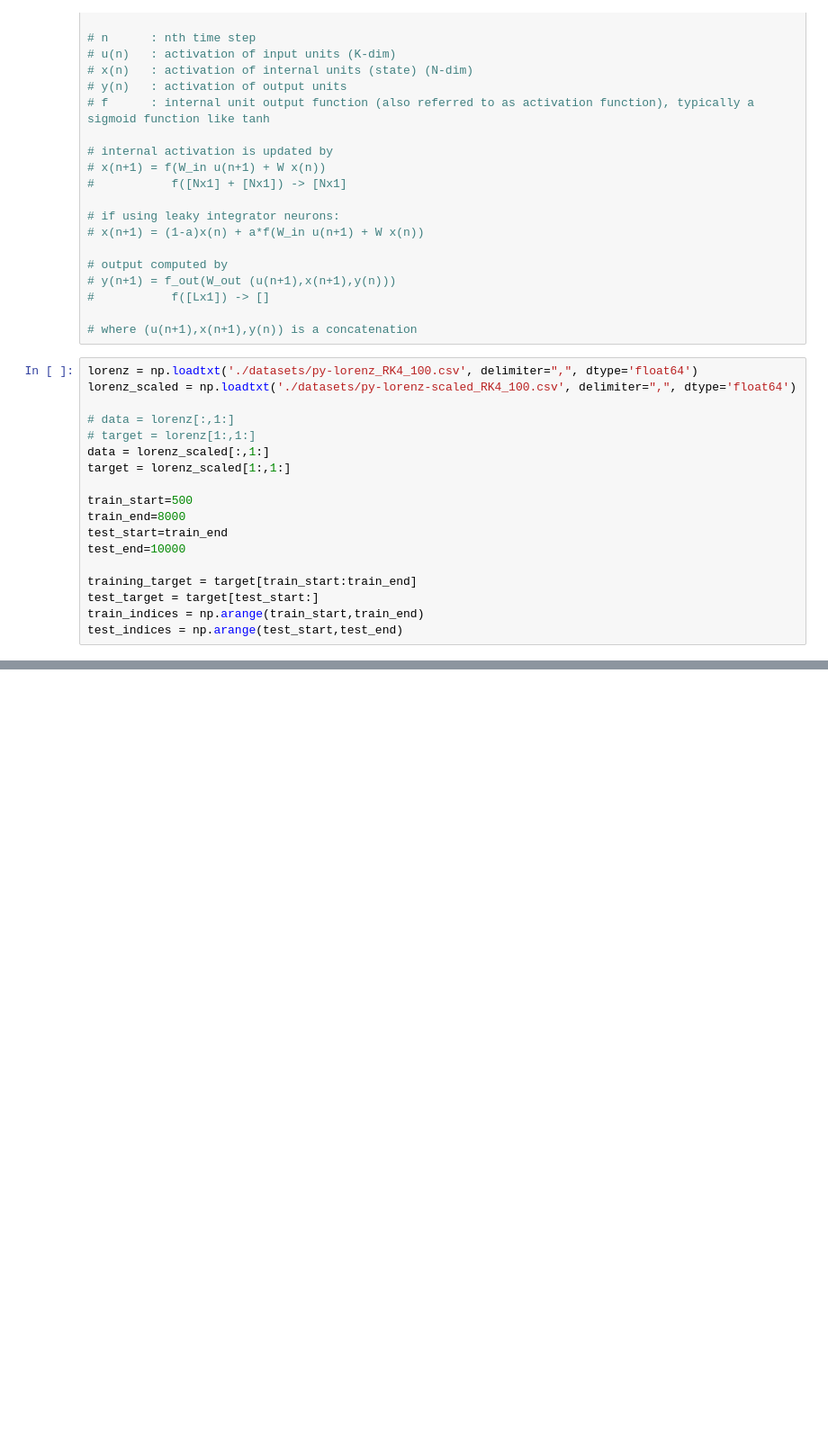
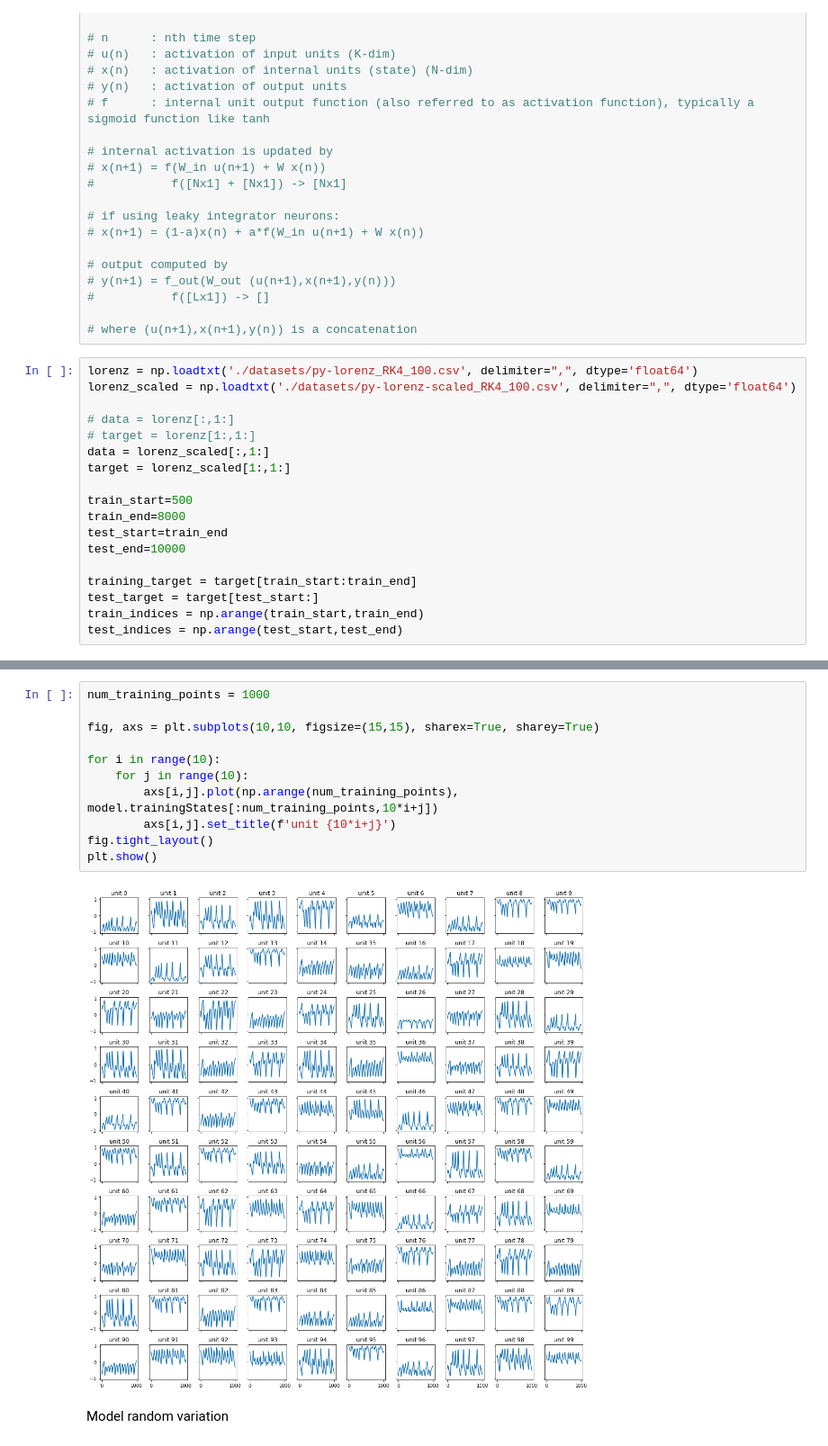
Before and after one commit to samuelhocking/chaotic-ml, a Jupyter notebook: ESN-Prediction.ipynb, the cells around one changed output, grey strips where cells are left out. Shown at 90% size. Drawn from its saved outputs; the diff is of its cells as text; blank space fills up the shorter version.

```diff
--- a/ESN-Prediction.ipynb
+++ b/ESN-Prediction.ipynb
@@ -62 +186,16 @@ test_indices = np.arange(test_start,test_end)
+# %%
+num_training_points = 1000
+
+fig, axs = plt.subplots(10,10, figsize=(15,15), sharex=True, sharey=True)
+
+for i in range(10):
+    for j in range(10):
+        axs[i,j].plot(np.arange(num_training_points), model.trainingStates[:num_training_points,10*i+j])
+        axs[i,j].set_title(f'unit {10*i+j}')
+fig.tight_layout()
+plt.show()
+# %% [output]
+[figure, added]
+# %% [markdown]
+Model random variation
 # %%
```
Also changed, not shown: parts of 24 cells of this notebook, 4 other files.
